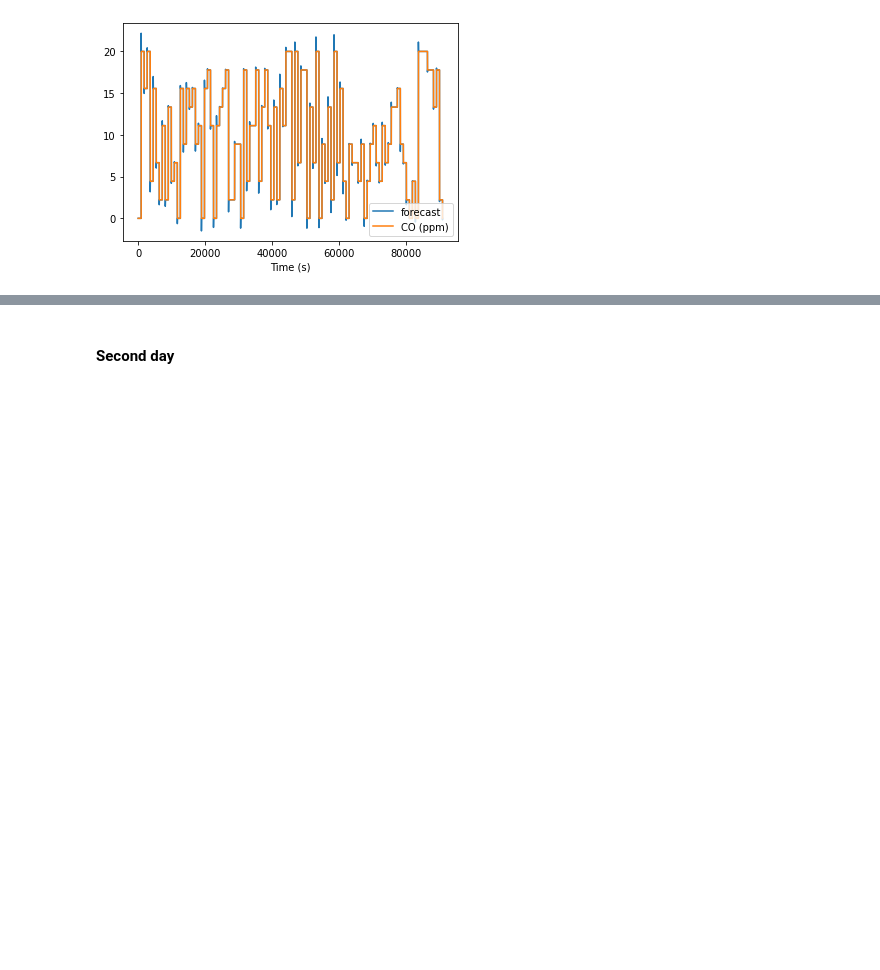
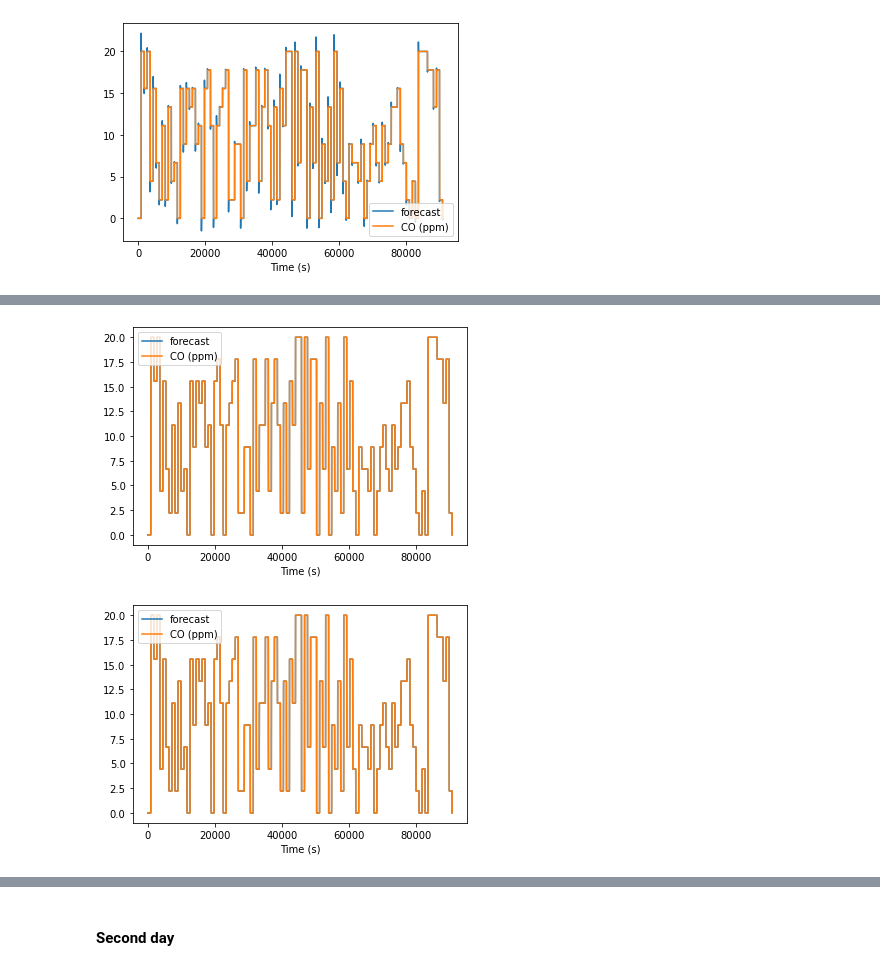
Before and after one commit to kth0522/TimeSeriesAnalysis, a Jupyter notebook: assignment2.ipynb, the cells around one changed output, grey strips where cells are left out. Saved outputs shown, nothing was run; the diff lists cells and outputs as text; code cells hidden in the pictures; blank space fills up the shorter version.

```diff
--- a/assignment2.ipynb
+++ b/assignment2.ipynb
@@ -343,3 +343,7 @@ arima_co_1_fit.plot_predict()
 # %% [output]
 [figure]
 [figure]
+# %%
+arima_co_1 = ARIMA(series['CO (ppm)'], order=(1,0,0))
+arima_co_1_fit = arima_co_1.fit(trend='nc', full_output=True, disp=1)
+print(arima_co_1_fit.summary())
@@ -345,0 +370,5 @@ arima_co_1_fit.plot_predict()
+# %%
+arima_co_1_fit.plot_predict()
+# %% [output]
+[figure, added]
+[figure, added]
```
Also changed, not shown: parts of 19 cells of this notebook.
